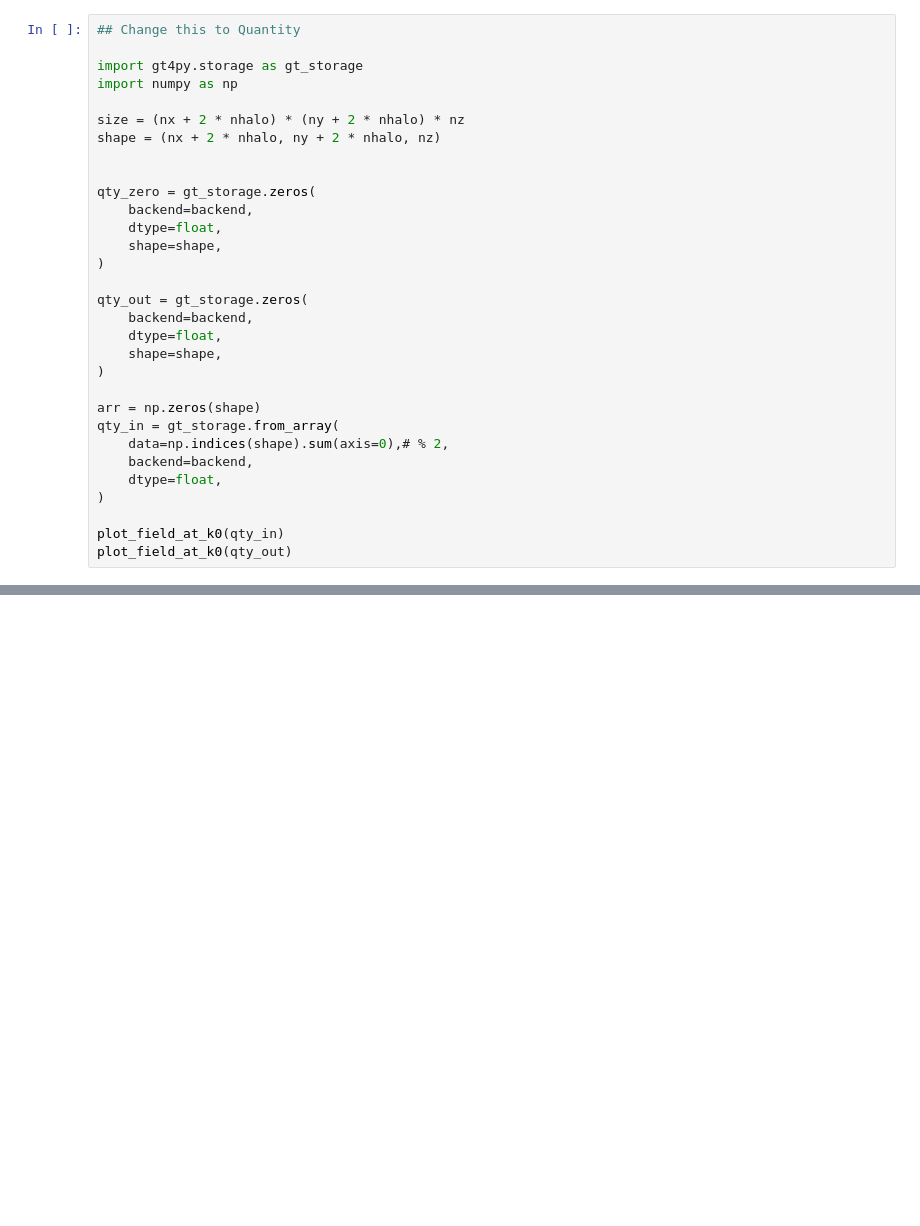
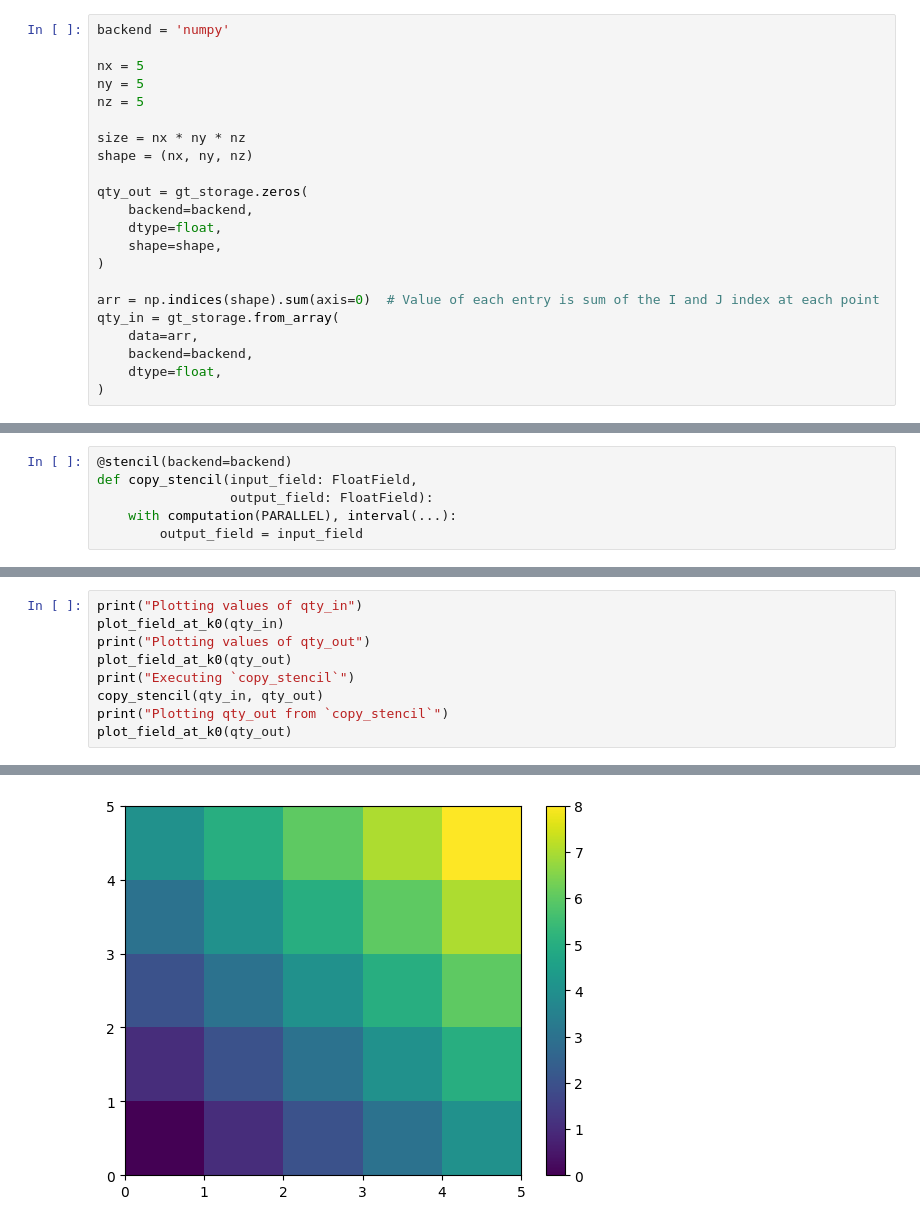
Before and after one commit to NOAA-GFDL/NDSL, a Jupyter notebook: examples/gt4py/basics.ipynb, the cells around one changed output, grey strips where cells are left out. Saved outputs shown, nothing was run; the diff lists cells and outputs as text; blank space fills up the shorter version.

```diff
--- a/examples/gt4py/basics.ipynb
+++ b/examples/gt4py/basics.ipynb
@@ -77,18 +44,12 @@ The next code section will create arrays similar to a `numpy` array using `gt_st
 # %%
-## Change this to Quantity
+backend = 'numpy'
 
-import gt4py.storage as gt_storage
-import numpy as np
+nx = 5
+ny = 5
+nz = 5
 
-size = (nx + 2 * nhalo) * (ny + 2 * nhalo) * nz
-shape = (nx + 2 * nhalo, ny + 2 * nhalo, nz)
-
-
-qty_zero = gt_storage.zeros(
-    backend=backend,
-    dtype=float,
-    shape=shape,
-)
+size = nx * ny * nz
+shape = (nx, ny, nz)
 
 qty_out = gt_storage.zeros(
     backend=backend,
@@ -96,12 +57,9 @@ qty_out = gt_storage.zeros(
     shape=shape,
 )
 
-arr = np.zeros(shape)
+arr = np.indices(shape).sum(axis=0)  # Value of each entry is sum of the I and J index at each point
 qty_in = gt_storage.from_array(
-    data=np.indices(shape).sum(axis=0),# % 2,
+    data=arr,
     backend=backend,
     dtype=float,
 )
-
-plot_field_at_k0(qty_in)
-plot_field_at_k0(qty_out)
@@ -163,0 +68,6 @@ Min and max values: 11.0 0.0
+# %%
+@stencil(backend=backend)
+def copy_stencil(input_field: FloatField,
+                 output_field: FloatField):
+    with computation(PARALLEL), interval(...):
+        output_field = input_field
@@ -163,0 +84,10 @@ Min and max values: 11.0 0.0
+# %%
+print("Plotting values of qty_in")
+plot_field_at_k0(qty_in)
+print("Plotting values of qty_out")
+plot_field_at_k0(qty_out)
+print("Executing `copy_stencil`")
+copy_stencil(qty_in, qty_out)
+print("Plotting qty_out from `copy_stencil`")
+plot_field_at_k0(qty_out)
+# %% [output]
@@ -163,0 +96 @@ Min and max values: 11.0 0.0
+[figure, added]
```
Also changed, not shown: parts of 19 cells of this notebook.
